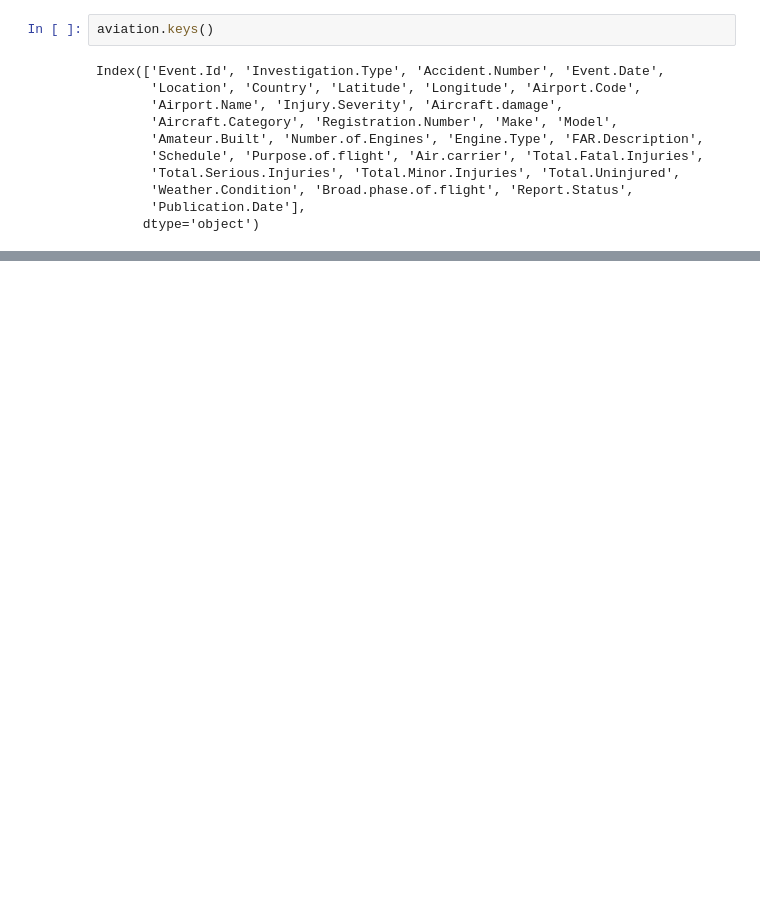
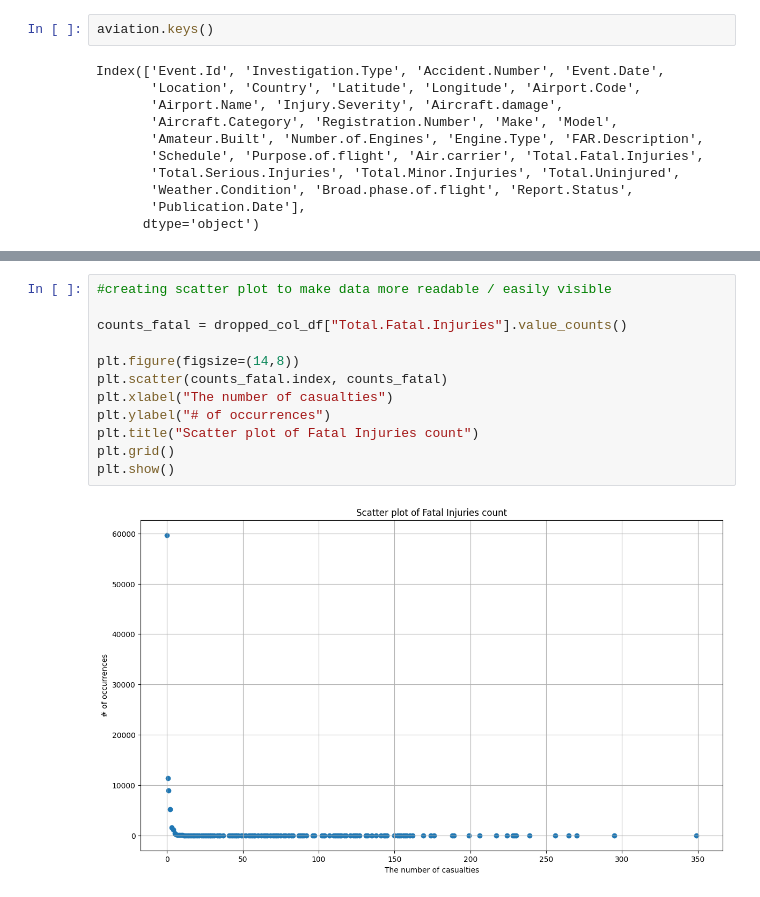
Before and after one commit to katarzynakarwacka/DS-projects, a Jupyter notebook: Plane_crash_analysis/czy_leci_z_nami_pilot.ipynb, the cells around one changed output, grey strips where cells are left out. Drawn from its saved outputs; the diff is of its cells as text; blank space fills up the shorter version.

```diff
--- a/Plane_crash_analysis/czy_leci_z_nami_pilot.ipynb
+++ b/Plane_crash_analysis/czy_leci_z_nami_pilot.ipynb
@@ -85,0 +240,14 @@ len(missing_data_col), len(aviation.columns)
+# %%
+#creating scatter plot to make data more readable / easily visible
+
+counts_fatal = dropped_col_df["Total.Fatal.Injuries"].value_counts()
+
+plt.figure(figsize=(14,8))
+plt.scatter(counts_fatal.index, counts_fatal)
+plt.xlabel("The number of casualties")
+plt.ylabel("# of occurrences")
+plt.title("Scatter plot of Fatal Injuries count")
+plt.grid()
+plt.show()
+# %% [output]
+[figure, added]
```
Also changed, not shown: parts of 36 cells of this notebook.
